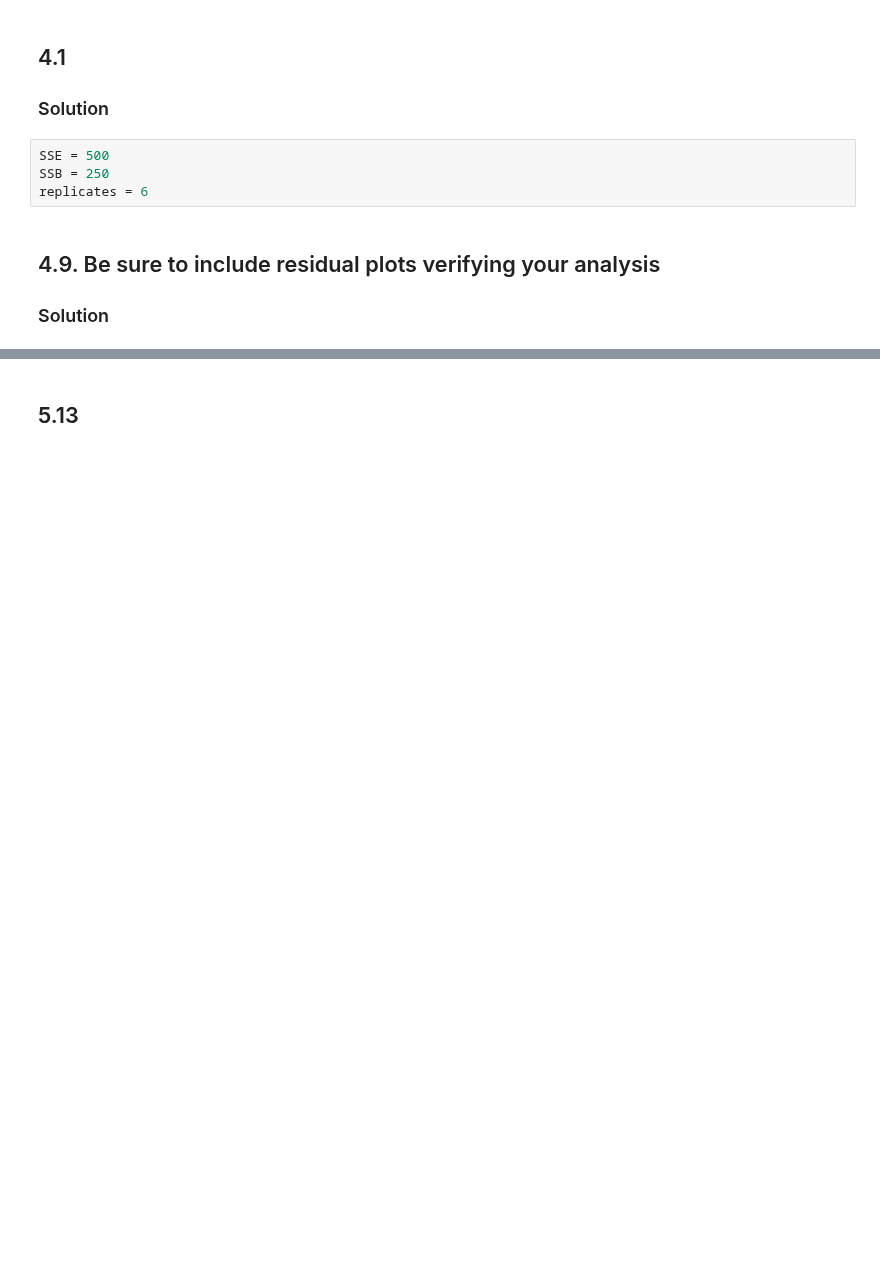
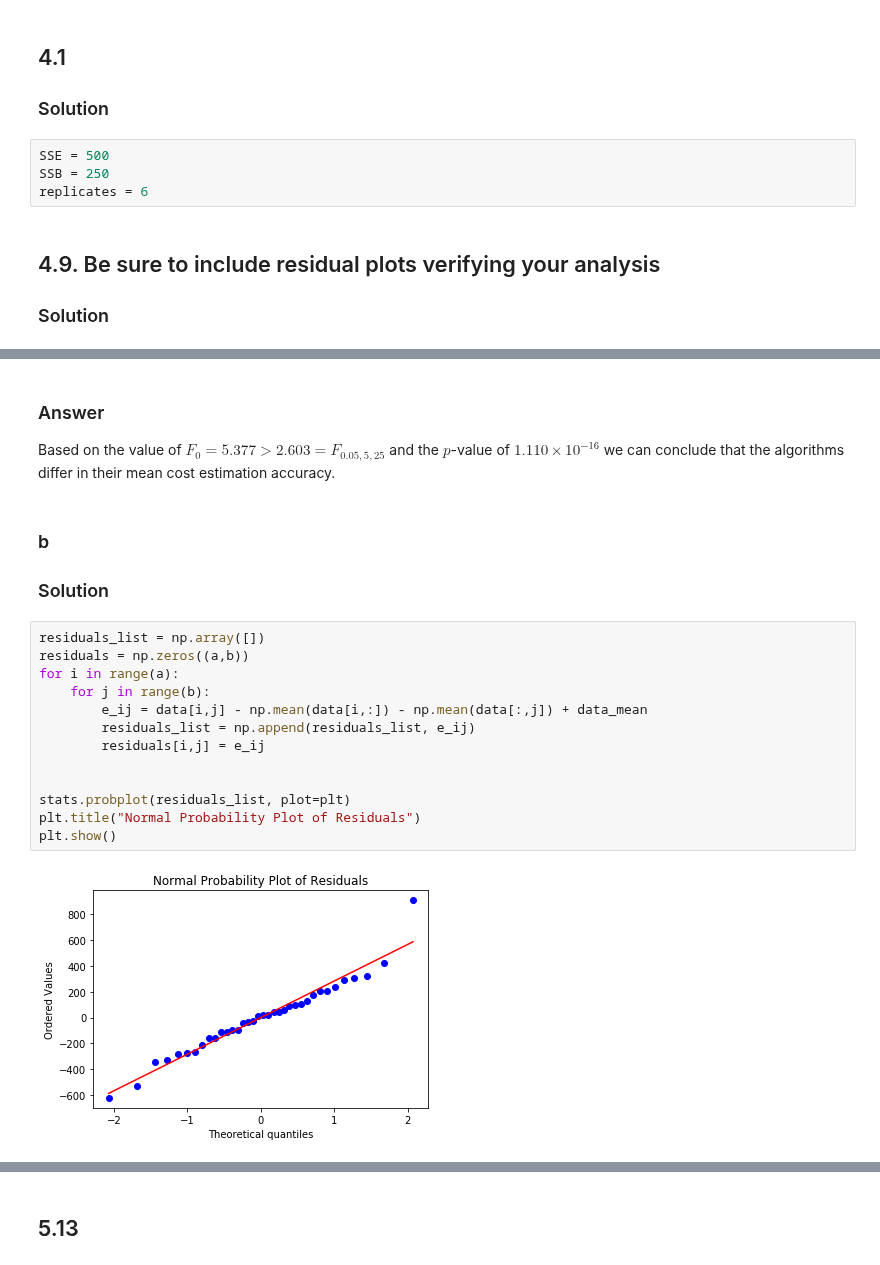
Before and after one commit to mwnewlin/AFIT, a Jupyter notebook: CSCE 554/Newlin_hw4_CSCE554.ipynb, the cells around one changed output, grey strips where cells are left out. Saved outputs shown, nothing was run; the diff lists cells and outputs as text; blank space fills up the shorter version.

```diff
--- a/CSCE 554/Newlin_hw4_CSCE554.ipynb
+++ b/CSCE 554/Newlin_hw4_CSCE554.ipynb
@@ -111,0 +186,23 @@ Based on the value of $F_0 = 40.7 > 9.552 \approx F_{0.05, 2,3}$ we can reject $
+# %% [markdown]
+### Answer
+
+Based on the value of $F_0 = 5.377 > 2.603 = F_{0.05,5,25}$ and the $p$-value of $1.110 \times 10^{-16}$ we can conclude that the algorithms differ in their mean cost estimation accuracy.
+# %% [markdown]
+### b
+
+### Solution
+# %%
+residuals_list = np.array([])
+residuals = np.zeros((a,b))
+for i in range(a):
+    for j in range(b):
+        e_ij = data[i,j] - np.mean(data[i,:]) - np.mean(data[:,j]) + data_mean
+        residuals_list = np.append(residuals_list, e_ij)
+        residuals[i,j] = e_ij
+
+
+stats.probplot(residuals_list, plot=plt)
+plt.title("Normal Probability Plot of Residuals")
+plt.show()
+# %% [output]
+[figure, added]
```
Also changed, not shown: parts of 39 cells of this notebook.
